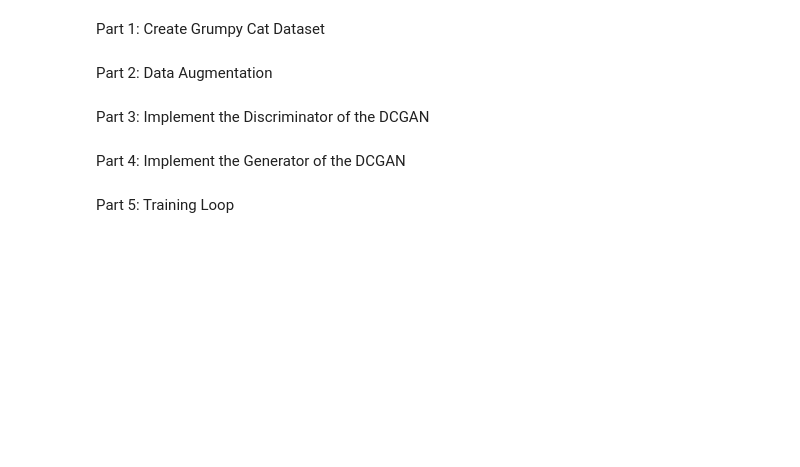
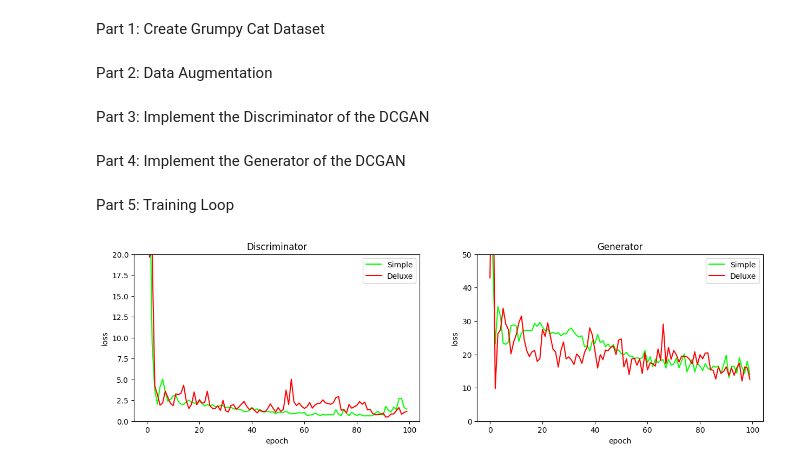
Before and after one commit to jgray9/CMSC675-HW2, a Jupyter notebook: DCGAN.ipynb, the cells around one changed output. Drawn from its saved outputs; the diff is of its cells as text; code cells hidden in the pictures; blank space fills up the shorter version.

```diff
--- a/DCGAN.ipynb
+++ b/DCGAN.ipynb
@@ -111,8 +112,11 @@ def training_loop(dataset: Dataset):
     d_optimizer = optim.Adam(discriminator.parameters(), lr=LEARNING_RATE)
 
     dataloader = DataLoader(dataset, batch_size=BATCH_SIZE)
+    D_losses = []
+    G_losses = []
     for _ in range(NUM_EPOCHS):
         iteration = 0
+        total_loss = [0,0] # total discriminator and generator loss of current epoch
         for data in dataloader:
             n = data.shape[0]
             #
@@ -161,6 +165,13 @@ def training_loop(dataset: Dataset):
             g_optimizer.step()
 
             # Print each loss every 200 iterations
-            if iteration % 200 == 0:
-                print(f"Loss - Discriminator: {D_total_loss:<8.2f} Generator: {G_loss:<8.2f}")
+            # if iteration % 200 == 0:
+            #     print(f"Loss - Discriminator: {D_total_loss:<8.2f} Generator: {G_loss:<8.2f}")
             iteration += 1
+
+            total_loss[0] += D_total_loss.item()
+            total_loss[1] += G_loss.item()
+        D_losses.append(total_loss[0])
+        G_losses.append(total_loss[1])
+
+    return D_losses, G_losses
@@ -174,0 +178,22 @@ training_loop(dataset)
+# %%
+dataset = CustomDataset("grumpifyCat")
+# simple transformation
+dataset.transform = get_transform("simple")
+simple_losses = training_loop(dataset)
+# deluxe transformation
+dataset.transform = get_transform("deluxe")
+deluxe_losses = training_loop(dataset)
+# make plot
+fig, ax = plt.subplots(1,2,figsize=(15,4))
+ax[0].set_title("Discriminator")
+ax[0].set(ylim=[0,20])
+ax[1].set_title("Generator")
+ax[1].set(ylim=[0,50])
+for i in [0,1]:
+    ax[i].plot(simple_losses[i], label="Simple", c="lime")
+    ax[i].plot(deluxe_losses[i], label="Deluxe", c="red")
+    ax[i].set(xlabel="epoch", ylabel="loss")
+    ax[i].legend()
+plt.show()
+# %% [output]
+[figure, added]
```
Also changed, not shown: parts of 2 cells of this notebook.
